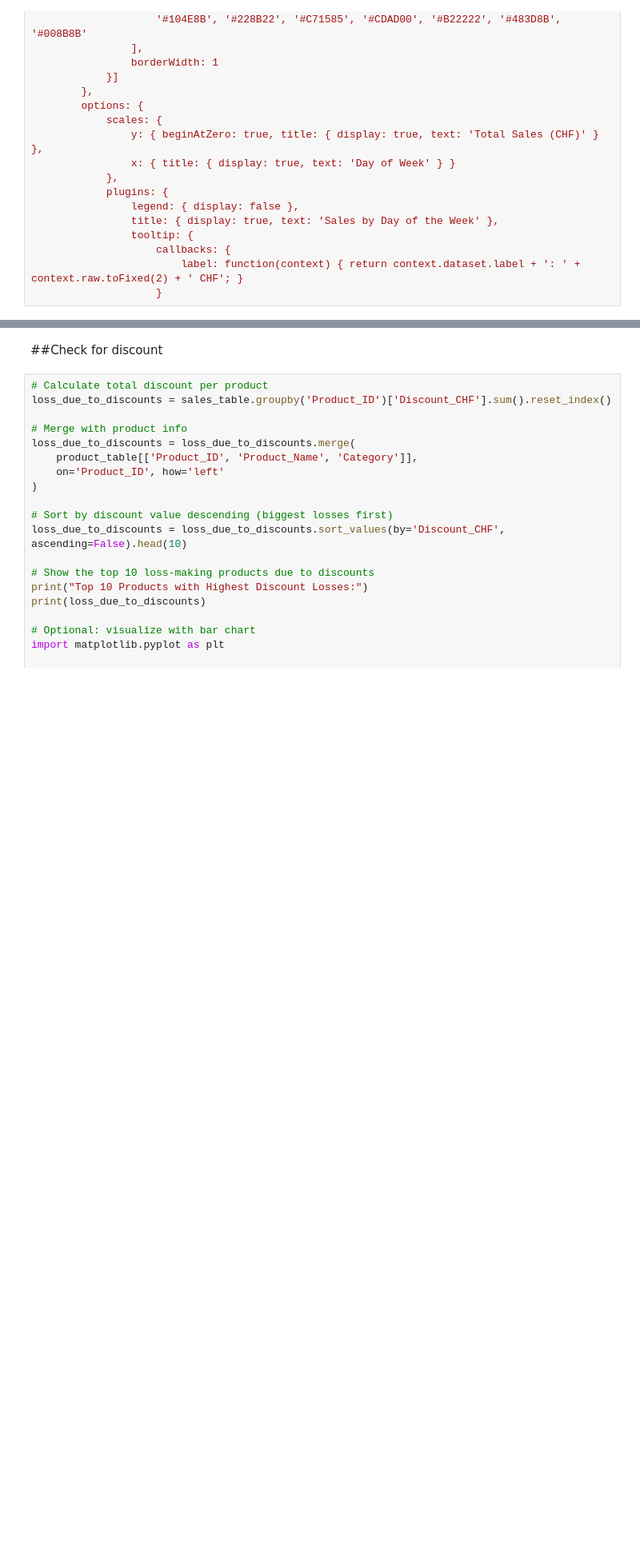
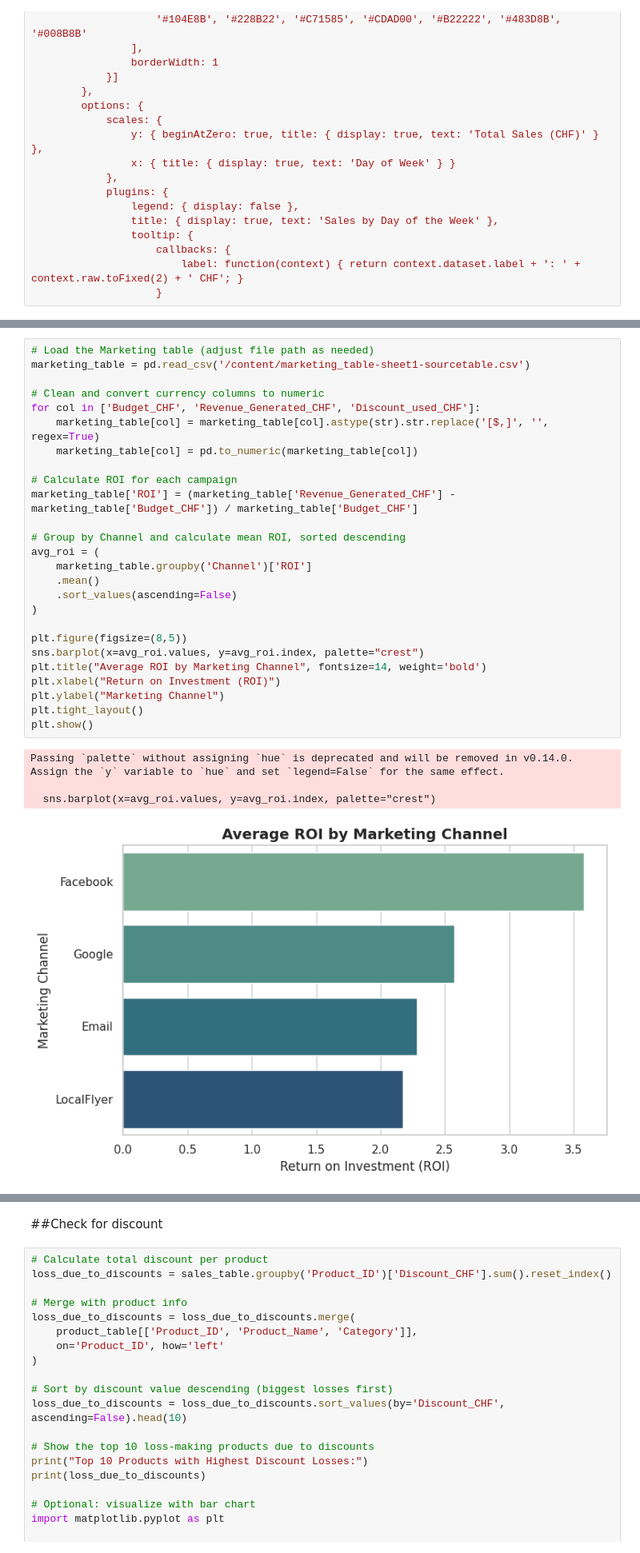
Before and after one commit to Mainabryan/SWISS-CLOTHING-BRAND, a Jupyter notebook: Swiss_clothing_brand.ipynb, the cells around one changed output, grey strips where cells are left out. Shown: that part at 80% size. Saved outputs shown, nothing was run; the diff lists cells and outputs as text; blank space fills up the shorter version.

```diff
--- a/Swiss_clothing_brand.ipynb
+++ b/Swiss_clothing_brand.ipynb
@@ -507,3 +627,34 @@ plt.show()
+# %%
+# Load the Marketing table (adjust file path as needed)
+marketing_table = pd.read_csv('/content/marketing_table-sheet1-sourcetable.csv')
+
+# Clean and convert currency columns to numeric
+for col in ['Budget_CHF', 'Revenue_Generated_CHF', 'Discount_used_CHF']:
+    marketing_table[col] = marketing_table[col].astype(str).str.replace('[$,]', '', regex=True)
+    marketing_table[col] = pd.to_numeric(marketing_table[col])
+
+# Calculate ROI for each campaign
+marketing_table['ROI'] = (marketing_table['Revenue_Generated_CHF'] - marketing_table['Budget_CHF']) / marketing_table['Budget_CHF']
+
+# Group by Channel and calculate mean ROI, sorted descending
+avg_roi = (
+    marketing_table.groupby('Channel')['ROI']
+    .mean()
+    .sort_values(ascending=False)
+)
+
+plt.figure(figsize=(8,5))
+sns.barplot(x=avg_roi.values, y=avg_roi.index, palette="crest")
+plt.title("Average ROI by Marketing Channel", fontsize=14, weight='bold')
+plt.xlabel("Return on Investment (ROI)")
+plt.ylabel("Marketing Channel")
+plt.tight_layout()
+plt.show()
+# %% [output]
+Passing `palette` without assigning `hue` is deprecated and will be removed in v0.14.0. Assign the `y` variable to `hue` and set `legend=False` for the same effect.
+
+  sns.barplot(x=avg_roi.values, y=avg_roi.index, palette="crest")
+[figure, added]
 # %%
 import pandas as pd
 import seaborn as sns
```
Also changed, not shown: parts of 24 cells of this notebook.
